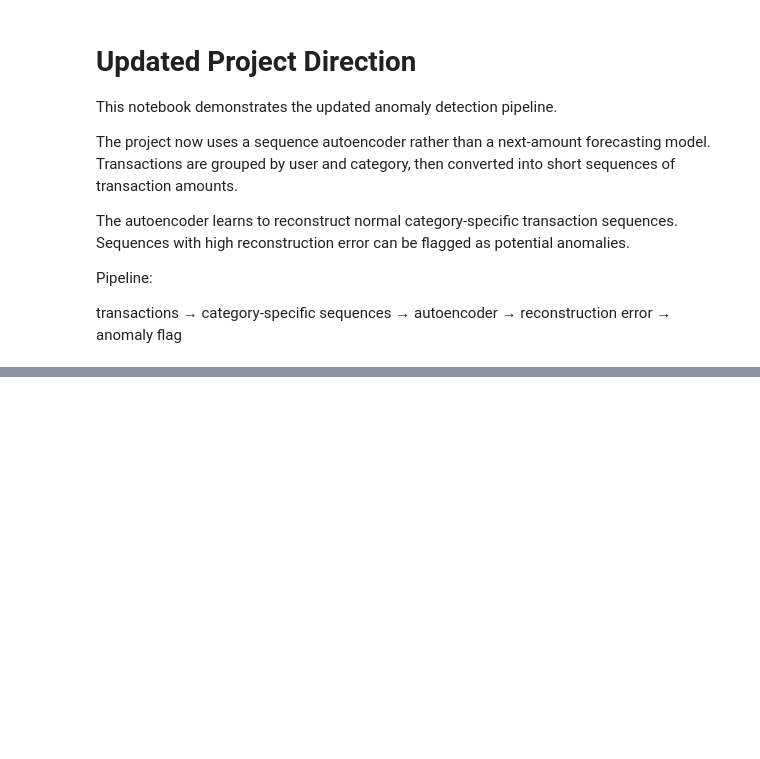
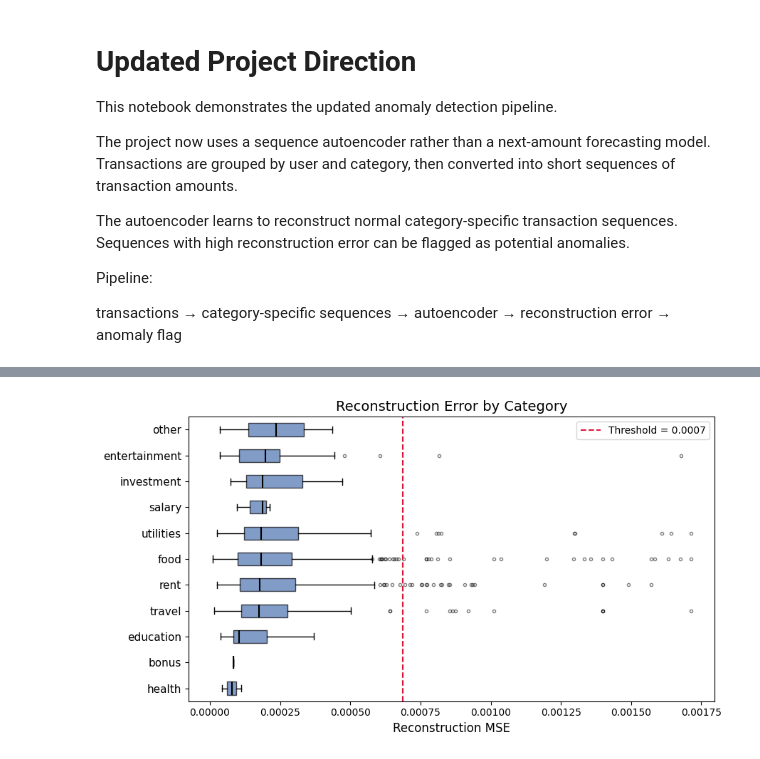
Before and after one commit to sraghbav/freelance-finance-dl, a Jupyter notebook: notebooks/data_demo.ipynb, the cells around one changed output, grey strips where cells are left out. Saved outputs shown, nothing was run; the diff lists cells and outputs as text; code cells hidden in the pictures; blank space fills up the shorter version.

```diff
--- a/notebooks/data_demo.ipynb
+++ b/notebooks/data_demo.ipynb
@@ -158,0 +289,39 @@ transactions → category-specific sequences → autoencoder → reconstruction
+# %%
+import pandas as pd
+
+results_df = pd.DataFrame({
+    "category": categories,
+    "mse": all_errors,
+    "is_anomaly": is_anomaly,
+})
+
+# Order categories by median error (descending) so worst are on top
+cat_order = (
+    results_df.groupby("category")["mse"]
+    .median()
+    .sort_values(ascending=True)
+    .index.tolist()
+)
+
+grouped = [results_df.loc[results_df["category"] == c, "mse"].values for c in cat_order]
+
+fig, ax = plt.subplots(figsize=(9, 5))
+bp = ax.boxplot(grouped, vert=False, patch_artist=True,
+                medianprops=dict(color="black", linewidth=1.5),
+                flierprops=dict(marker="o", markersize=3, alpha=0.5))
+
+for patch in bp["boxes"]:
+    patch.set_facecolor("#4C72B0")
+    patch.set_alpha(0.7)
+
+ax.axvline(threshold, color="crimson", linestyle="--", linewidth=1.5,
+           label=f"Threshold = {threshold:.4f}")
+ax.set_yticks(range(1, len(cat_order) + 1))
+ax.set_yticklabels(cat_order, fontsize=11)
+ax.set_xlabel("Reconstruction MSE", fontsize=12)
+ax.set_title("Reconstruction Error by Category", fontsize=14)
+ax.legend()
+plt.tight_layout()
+plt.show()
+# %% [output]
+[figure, added]
```
Also changed, not shown: parts of 12 cells of this notebook, 6 other files.
